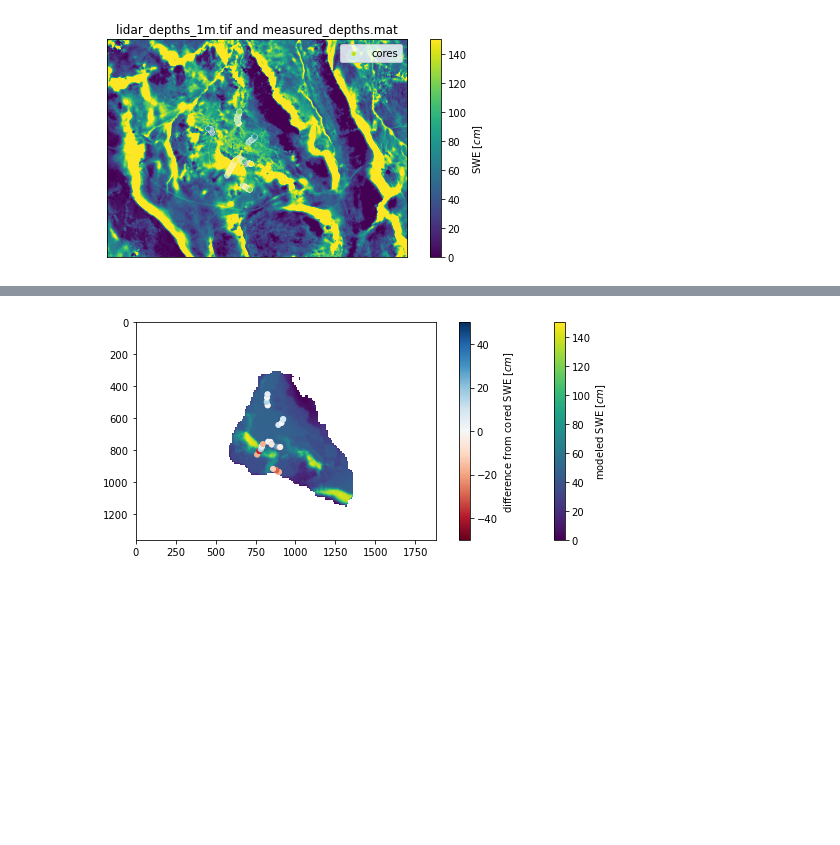
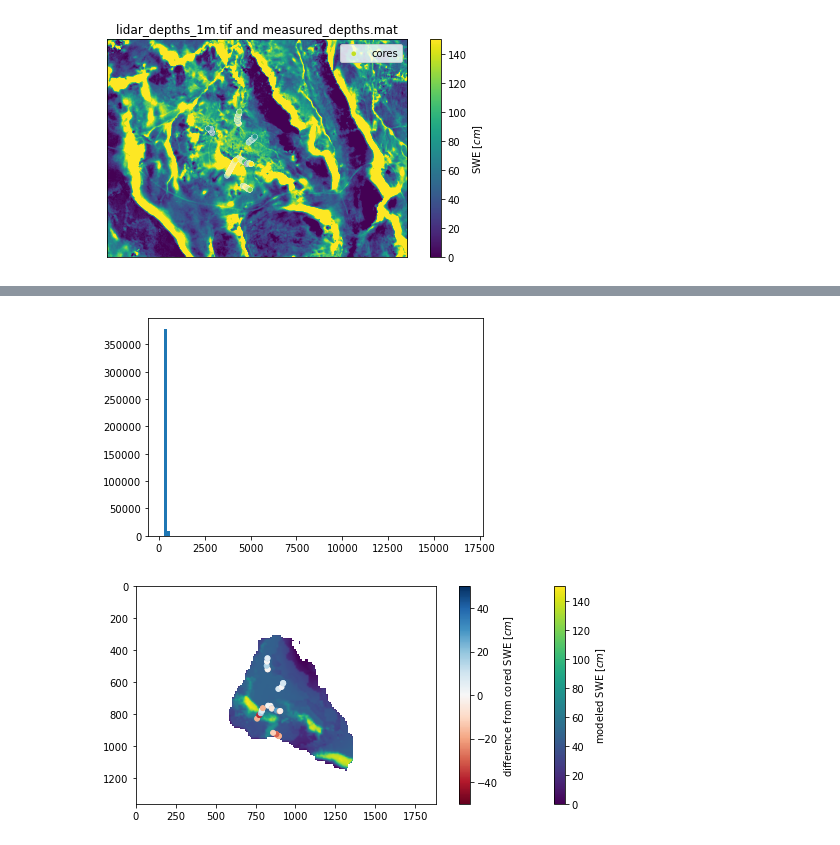
Before and after one commit to jukesliu/snow-radar, a Jupyter notebook: process_ground_data.ipynb, the cells around one changed output, grey strips where cells are left out. Saved outputs shown, nothing was run; the diff lists cells and outputs as text; code cells hidden in the pictures; blank space fills up the shorter version.

```diff
--- a/process_ground_data.ipynb
+++ b/process_ground_data.ipynb
@@ -368,3 +279,8 @@ ModuleNotFoundError: No module named 'skgstat'
+# %%
+plt.hist(data1.flatten(),bins=100)
+plt.show()
+# %% [output]
+[figure, added]
 # %%
 # grab difference in depth at points
 gridded_depths_at_points = data1[y_idxs, x_idxs].flatten()
```
Also changed, not shown: parts of 87 cells of this notebook, 8 other files.
